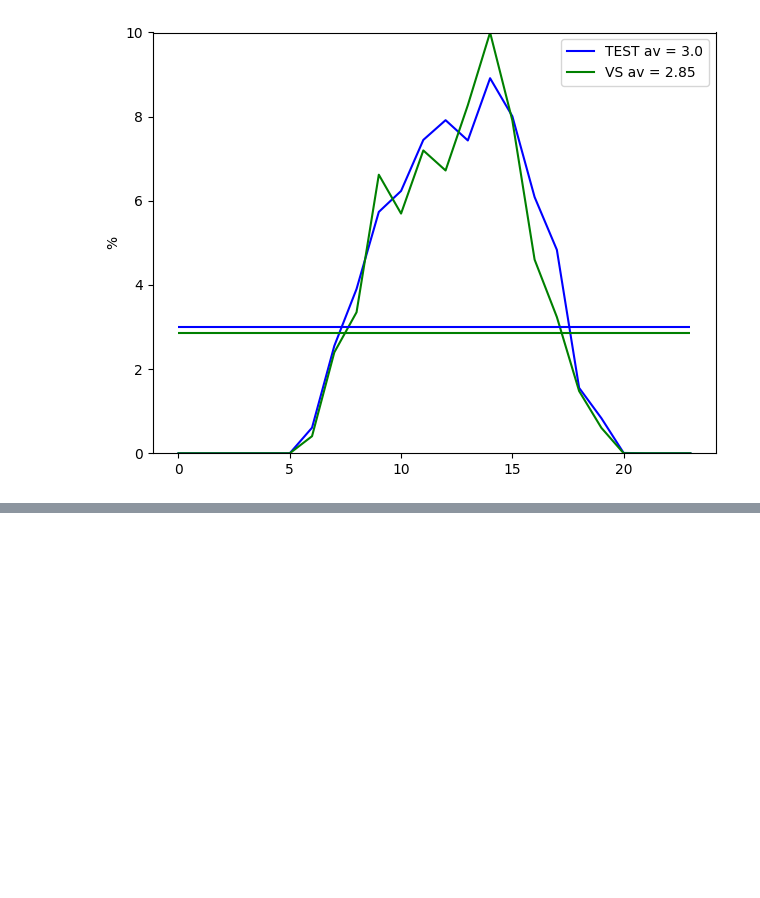
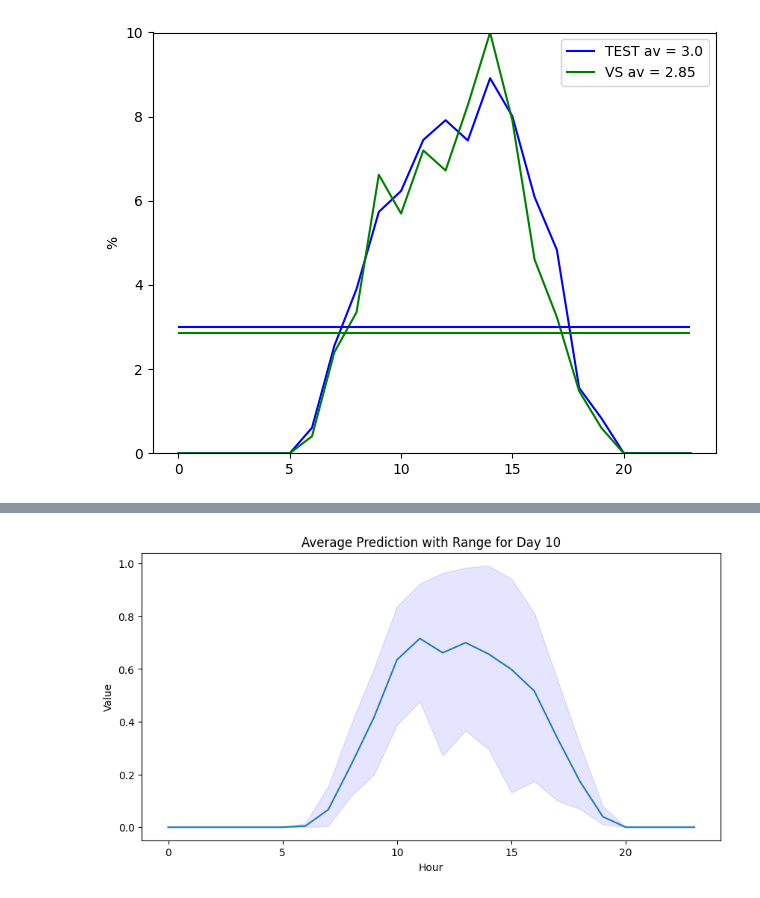
Before and after one commit to teaching-FEEC/dgm-2023.2, a Jupyter notebook: projetos/PVGEN/Code/Normalizing-Flow-Model/Notebook_Normalizing_Flow_PV_Model.ipynb, the cells around one changed output, grey strips where cells are left out. Cells and saved outputs as stored; diff of their text form; code cells hidden in the pictures; blank space fills up the shorter version.

```diff
--- a/projetos/PVGEN/Code/Normalizing-Flow-Model/Notebook_Normalizing_Flow_PV_Model.ipynb
+++ b/projetos/PVGEN/Code/Normalizing-Flow-Model/Notebook_Normalizing_Flow_PV_Model.ipynb
@@ -279,0 +370,15 @@ CRPS TEST 3.00 VS 2.85
+# %%
+# Calculate percentiles
+lower_bound = np.percentile(returned, 5, axis=1)
+upper_bound = np.percentile(returned, 95, axis=1)
+
+# Plot average prediction with range for the Nth day
+plt.figure(figsize=(10,5))
+plt.plot(average_prediction[(N-1)*24:N*24])
+plt.fill_between(range(24), lower_bound[(N-1)*24:N*24], upper_bound[(N-1)*24:N*24], color='b', alpha=.1)
+plt.xlabel('Hour')
+plt.ylabel('Value')
+plt.title('Average Prediction with Range for Day {}'.format(N))
+plt.show()
+# %% [output]
+[figure, added]
```
Also changed, not shown: parts of 10 cells of this notebook.
